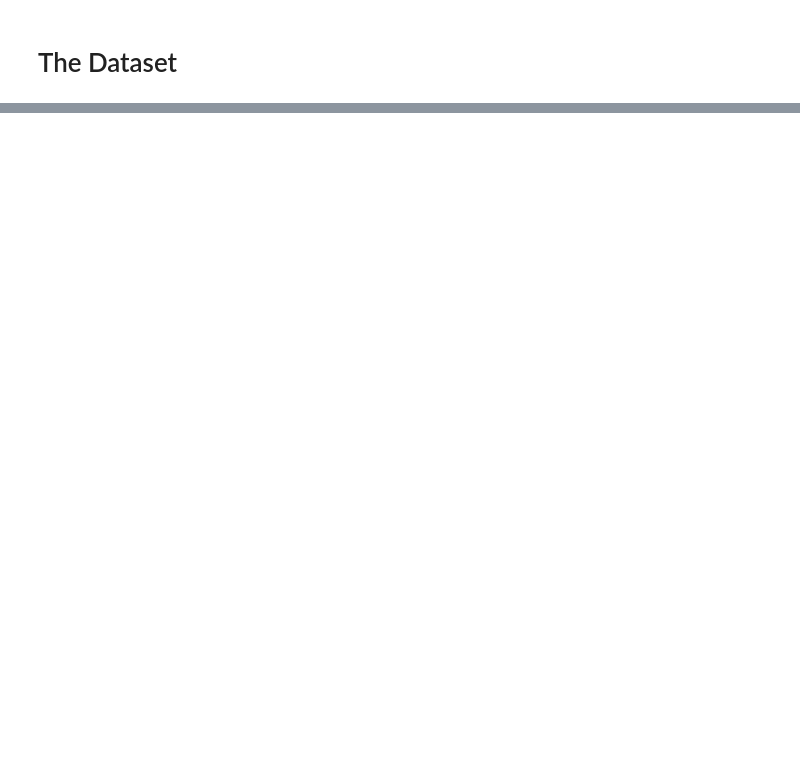
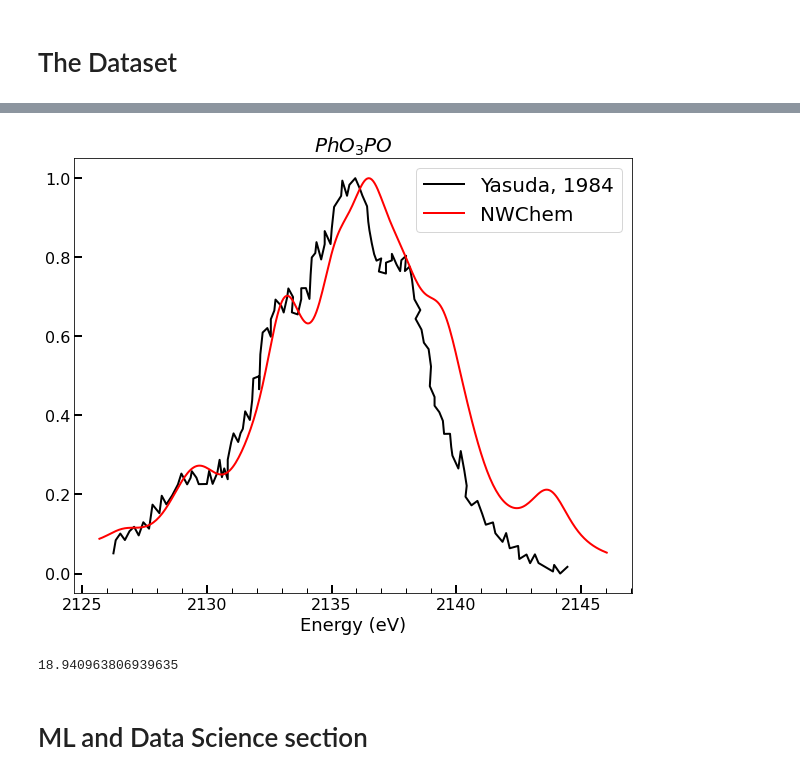
Before and after one commit to Seidler-Lab/Phosphorus-ML-Project, a Jupyter notebook: Data_Analysis.ipynb, the cells around one changed output, grey strips where cells are left out. Drawn from its saved outputs; the diff is of its cells as text; code cells hidden in the pictures; blank space fills up the shorter version.

```diff
--- a/Data_Analysis.ipynb
+++ b/Data_Analysis.ipynb
@@ -79,0 +219,19 @@ plot_spectrum_and_trans([XANESenergy, XANES[i]], XANES_DATA[i]['Transitions'], f
+# %%
+x = to_energy(df3['2theta'].values)
+y = df3['I'].values
+y = y - np.min(y)
+y = y/np.max(y)
+emin, emax = 410, 750
+x2 = XESenergy[emin:emax]
+i = np.where(CIDS==mycids[2])[0][0]
+y2 = XES[i][emin:emax]
+
+stack_plot([[x, y],[x2-e_shift, y2]], ['Yasuda, 1984', 'NWChem'], title="$PhO_3PO$", verbose=True)
+# %% [output]
+[figure, added]
+# %%
+print(e_shift)
+# %% [output]
+18.940963806939635
+# %% [markdown]
+# ML and Data Science section
```
Also changed, not shown: parts of 29 cells of this notebook, 3 other files.
